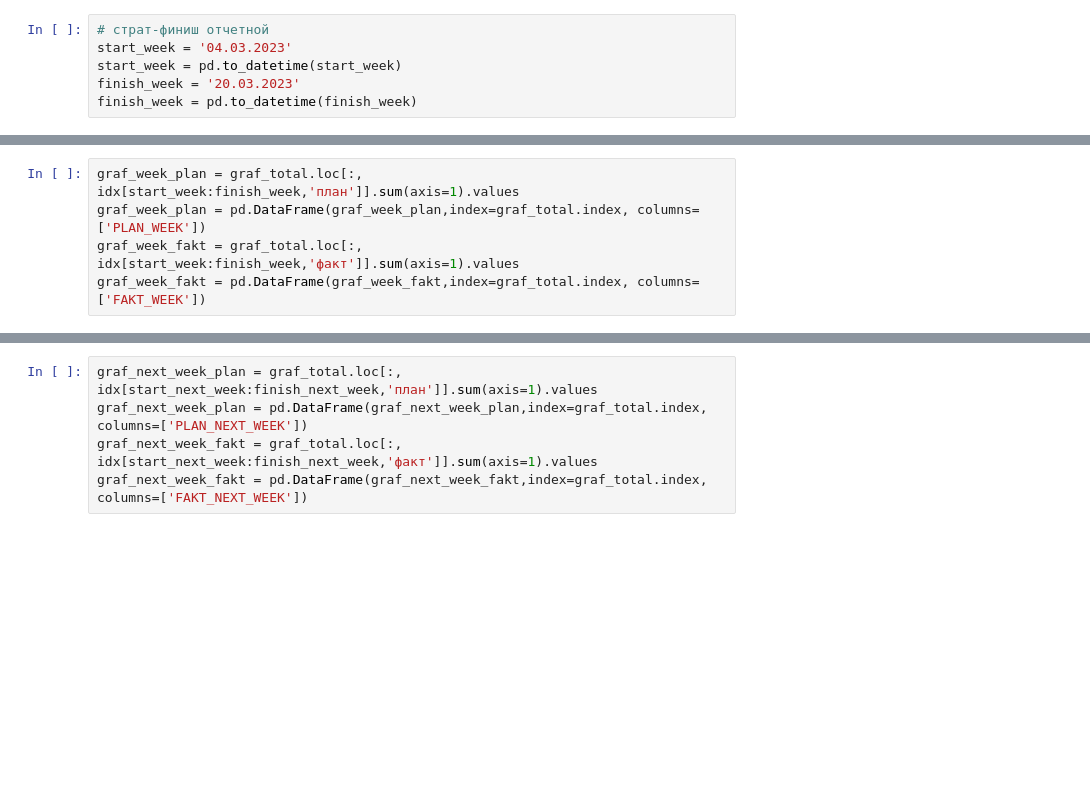
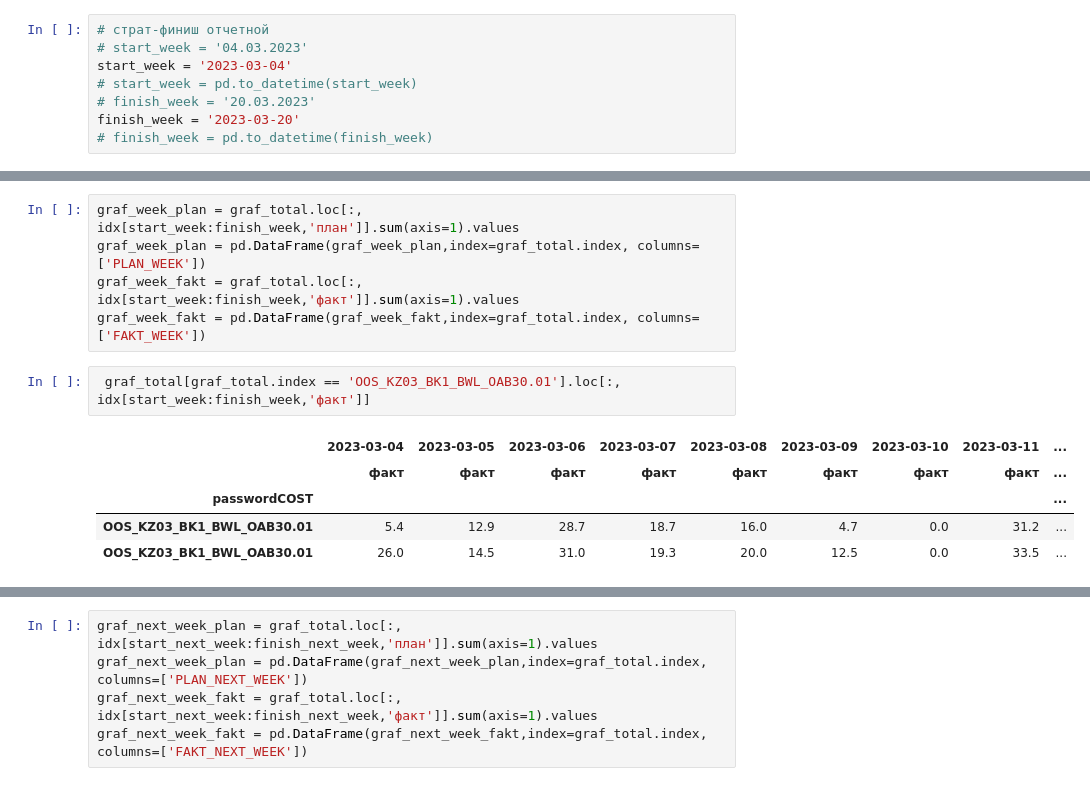
Before and after one commit to AlexeyTri/PROJECT_SCOOL, a Jupyter notebook: ActualGraphicBASE_ipynb".ipynb, the cells around one changed output, grey strips where cells are left out. Cells and saved outputs as stored; diff of their text form; blank space fills up the shorter version.

```diff
--- a/ActualGraphicBASE_ipynb".ipynb
+++ b/ActualGraphicBASE_ipynb".ipynb
@@ -59,8 +61,10 @@ finish_project = pd.to_datetime(finish_project)
 # %%
 # страт-финиш отчетной
-start_week = '04.03.2023'
-start_week = pd.to_datetime(start_week)
-finish_week = '20.03.2023'
-finish_week = pd.to_datetime(finish_week)
+# start_week = '04.03.2023'
+start_week = '2023-03-04'
+# start_week = pd.to_datetime(start_week)
+# finish_week = '20.03.2023'
+finish_week = '2023-03-20'
+# finish_week = pd.to_datetime(finish_week)
 # %%
 # старт-финиш next недели, за отчетной
@@ -329,3 +335,11 @@ graf_week_plan = graf_total.loc[:, idx[start_week:finish_week,'план']].sum(a
 graf_week_plan = pd.DataFrame(graf_week_plan,index=graf_total.index, columns=['PLAN_WEEK'])
 graf_week_fakt = graf_total.loc[:, idx[start_week:finish_week,'факт']].sum(axis=1).values
 graf_week_fakt = pd.DataFrame(graf_week_fakt,index=graf_total.index, columns=['FAKT_WEEK'])
+# %%
+ graf_total[graf_total.index == 'OOS_KZ03_BK1_BWL_OAB30.01'].loc[:, idx[start_week:finish_week,'факт']]
+# %% [output]
+|  | 2023-03-04 | 2023-03-05 | 2023-03-06 | 2023-03-07 | 2023-03-08 | 2023-03-09 | 2023-03-10 | 2023-03-11 | ... |
+|  | факт | факт | факт | факт | факт | факт | факт | факт | ... |
+| passwordCOST |  |  |  |  |  |  |  |  | ... |
+| OOS_KZ03_BK1_BWL_OAB30.01 | 5.4 | 12.9 | 28.7 | 18.7 | 16.0 | 4.7 | 0.0 | 31.2 | ... |
+| OOS_KZ03_BK1_BWL_OAB30.01 | 26.0 | 14.5 | 31.0 | 19.3 | 20.0 | 12.5 | 0.0 | 33.5 | ... |
```
Also changed, not shown: parts of 9 cells of this notebook.
